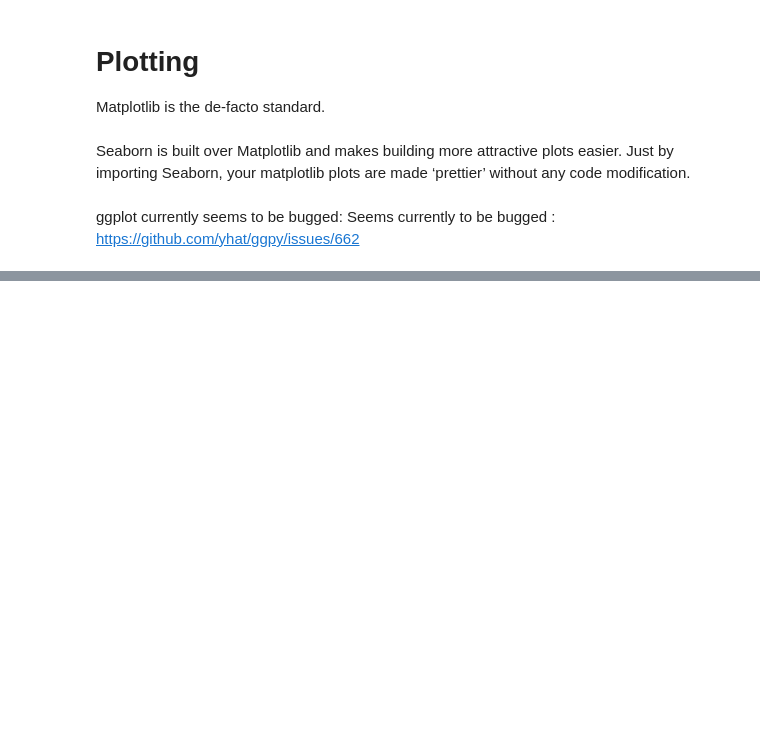
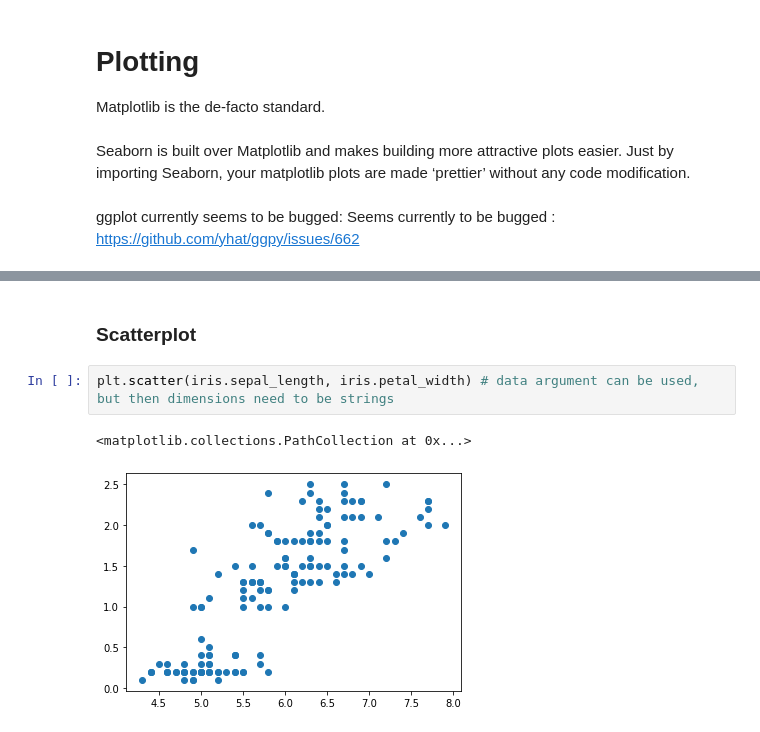
Before and after one commit to kelloggs13/Python, a Jupyter notebook: QuestForFlight.ipynb, the cells around one changed output, grey strips where cells are left out. Cells and saved outputs as stored; diff of their text form; blank space fills up the shorter version.

```diff
--- a/QuestForFlight.ipynb
+++ b/QuestForFlight.ipynb
@@ -136,0 +292,7 @@ iris.groupby(['species'], as_index = False).count()
+# %% [markdown]
+### Scatterplot
+# %%
+plt.scatter(iris.sepal_length, iris.petal_width) # data argument can be used, but then dimensions need to be strings
+# %% [output]
+<matplotlib.collections.PathCollection at 0x...>
+[figure, added]
```
Also changed, not shown: parts of 30 cells of this notebook.
